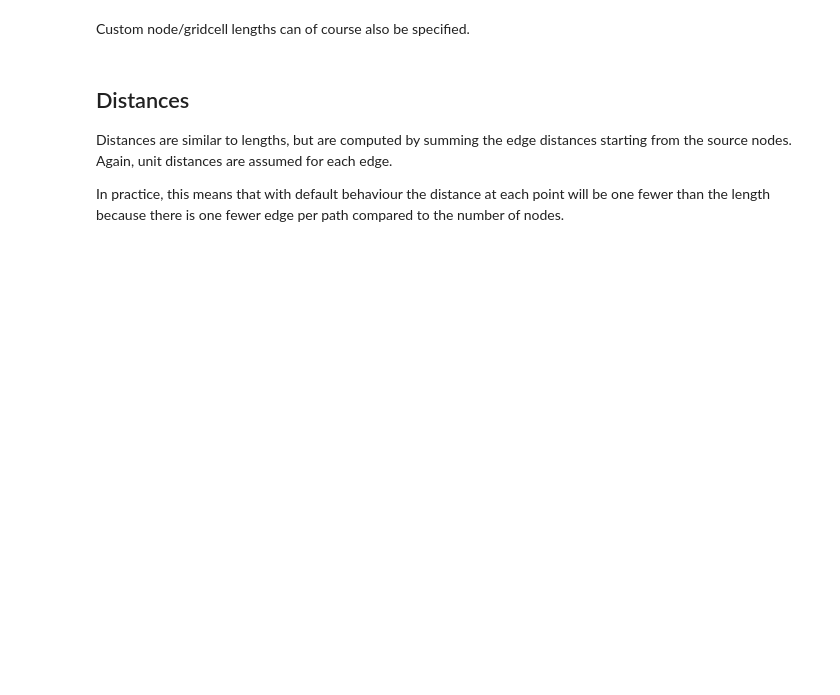
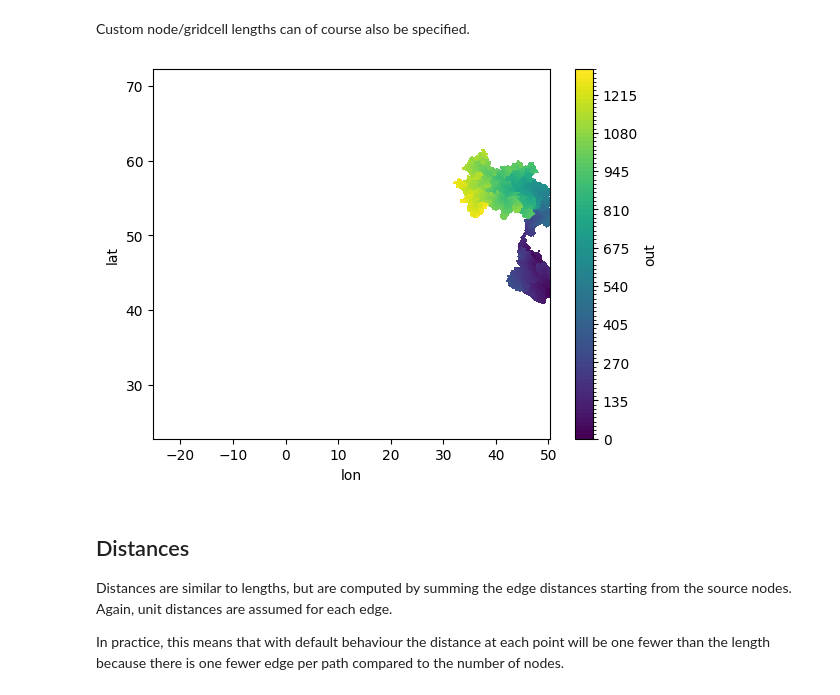
Before and after one commit to ecmwf/earthkit-hydro, a Jupyter notebook: docs/source/tutorials/distance_length.ipynb, the cells around one changed output. Saved outputs shown, nothing was run; the diff lists cells and outputs as text; code cells hidden in the pictures; blank space fills up the shorter version.

```diff
--- a/docs/source/tutorials/distance_length.ipynb
+++ b/docs/source/tutorials/distance_length.ipynb
@@ -43,13 +51,15 @@ Custom node/gridcell lengths can of course also be specified.
 # %%
 pixel_lengths = np.random.rand(*network.shape)
 
 da = ekh.length.min(network, locations = {
-    "station_1": (60,90),
-    "station_2": (55, 90)
+    "gauge_1": (47.04166666666667, 47.40833333333333),
+    "gauge_2": (42.225, 50.24)
 }, field=pixel_lengths, upstream=True, downstream=True)
 
 da.plot.contourf(cmap="viridis", levels=100)
 plt.show()
+# %% [output]
+[figure, added]
 # %% [markdown]
 ## Distances
 
```
Also changed, not shown: parts of 9 cells of this notebook, 10 other files.
